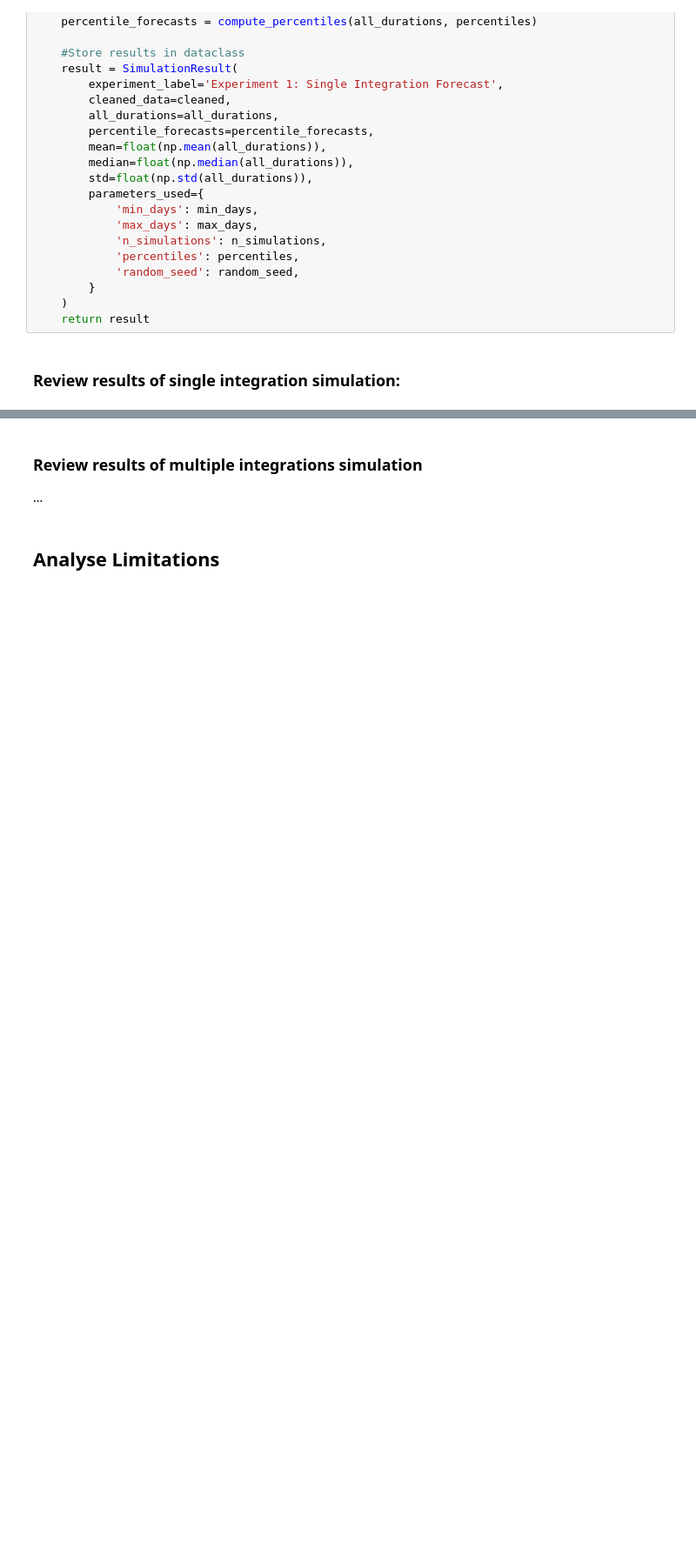
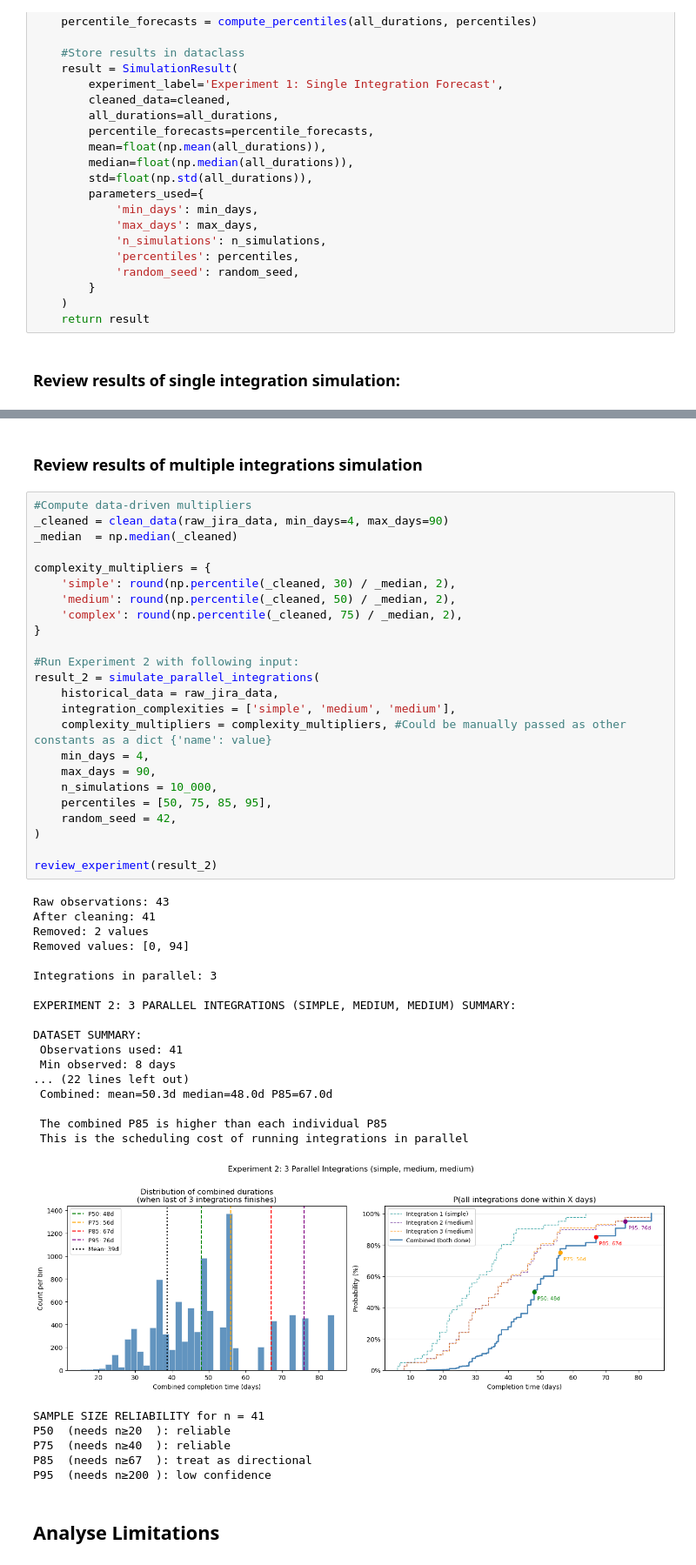
Before and after one commit to crystal-wolfer/SoftUni-AI-ML, a Jupyter notebook: Course 1 - Math For Developer/monte-carlo-agile-estimation/notebooks/02_monte_carlo_simulation.ipynb, the cells around one changed output, grey strips where cells are left out. Shown at 87% size. Drawn from its saved outputs; the diff is of its cells as text; blank space fills up the shorter version.

Commit message:
[Monte Carlo] Simulation Experiment 2
Added code for Simulation 2: Multiple integrations. Updated the helper functions to be reused instead of repeating code. Updated definition of Experiment 2

```diff
--- a/Course 1 - Math For Developer/monte-carlo-agile-estimation/notebooks/02_monte_carlo_simulation.ipynb
+++ b/Course 1 - Math For Developer/monte-carlo-agile-estimation/notebooks/02_monte_carlo_simulation.ipynb
@@ -423,6 +581,53 @@ SAMPLE SIZE RELIABILITY fo n = 41
 # %% [markdown]
 ### Review results of multiple integrations simulation
-...
+# %%
+#Compute data-driven multipliers
+_cleaned = clean_data(raw_jira_data, min_days=4, max_days=90)
+_median  = np.median(_cleaned)
+
+complexity_multipliers = {
+    'simple': round(np.percentile(_cleaned, 30) / _median, 2),
+    'medium': round(np.percentile(_cleaned, 50) / _median, 2),
+    'complex': round(np.percentile(_cleaned, 75) / _median, 2),
+}
+
+#Run Experiment 2 with following input:
+result_2 = simulate_parallel_integrations(
+    historical_data = raw_jira_data,
+    integration_complexities = ['simple', 'medium', 'medium'],
+    complexity_multipliers = complexity_multipliers, #Could be manually passed as other constants as a dict {'name': value}
+    min_days = 4,
+    max_days = 90,
+    n_simulations = 10_000,
+    percentiles = [50, 75, 85, 95],
+    random_seed = 42,
+)
+
+review_experiment(result_2)
+# %% [output]
+Raw observations: 43
+After cleaning: 41
+Removed: 2 values
+Removed values: [0, 94]
+
+Integrations in parallel: 3
+
+EXPERIMENT 2: 3 PARALLEL INTEGRATIONS (SIMPLE, MEDIUM, MEDIUM) SUMMARY:
+
+DATASET SUMMARY:
+ Observations used: 41
+ Min observed: 8 days
+... (22 lines left out)
+ Combined: mean=50.3d median=48.0d P85=67.0d
+
+ The combined P85 is higher than each individual P85
+ This is the scheduling cost of running integrations in parallel
+[figure, added]
+SAMPLE SIZE RELIABILITY for n = 41
+P50  (needs n≥20  ): reliable
+P75  (needs n≥40  ): reliable
+P85  (needs n≥67  ): treat as directional
+P95  (needs n≥200 ): low confidence
 # %% [markdown]
 ## Analyse Limitations
 # %% [markdown]
```
Also changed, not shown: parts of 11 cells of this notebook, 1 other file.
